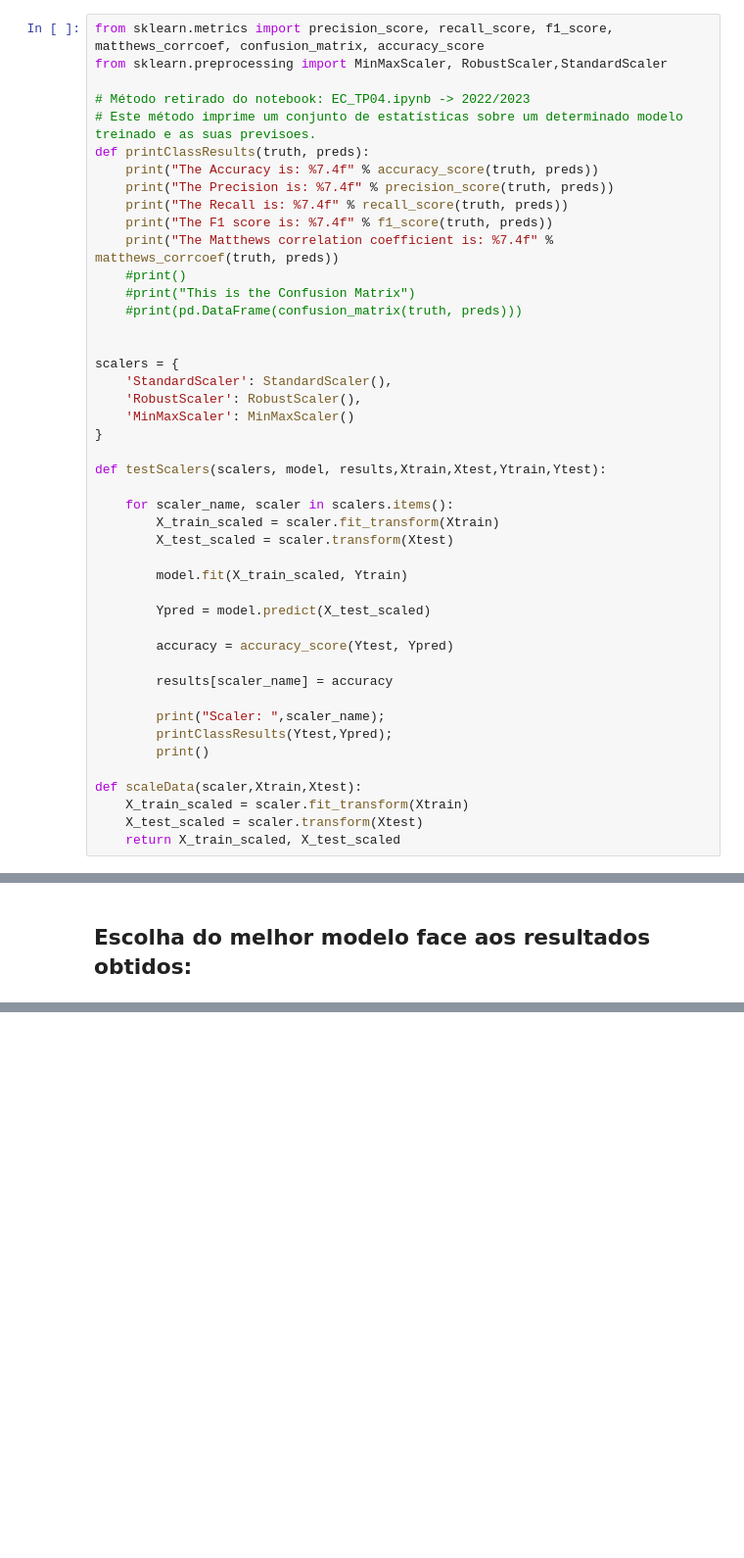
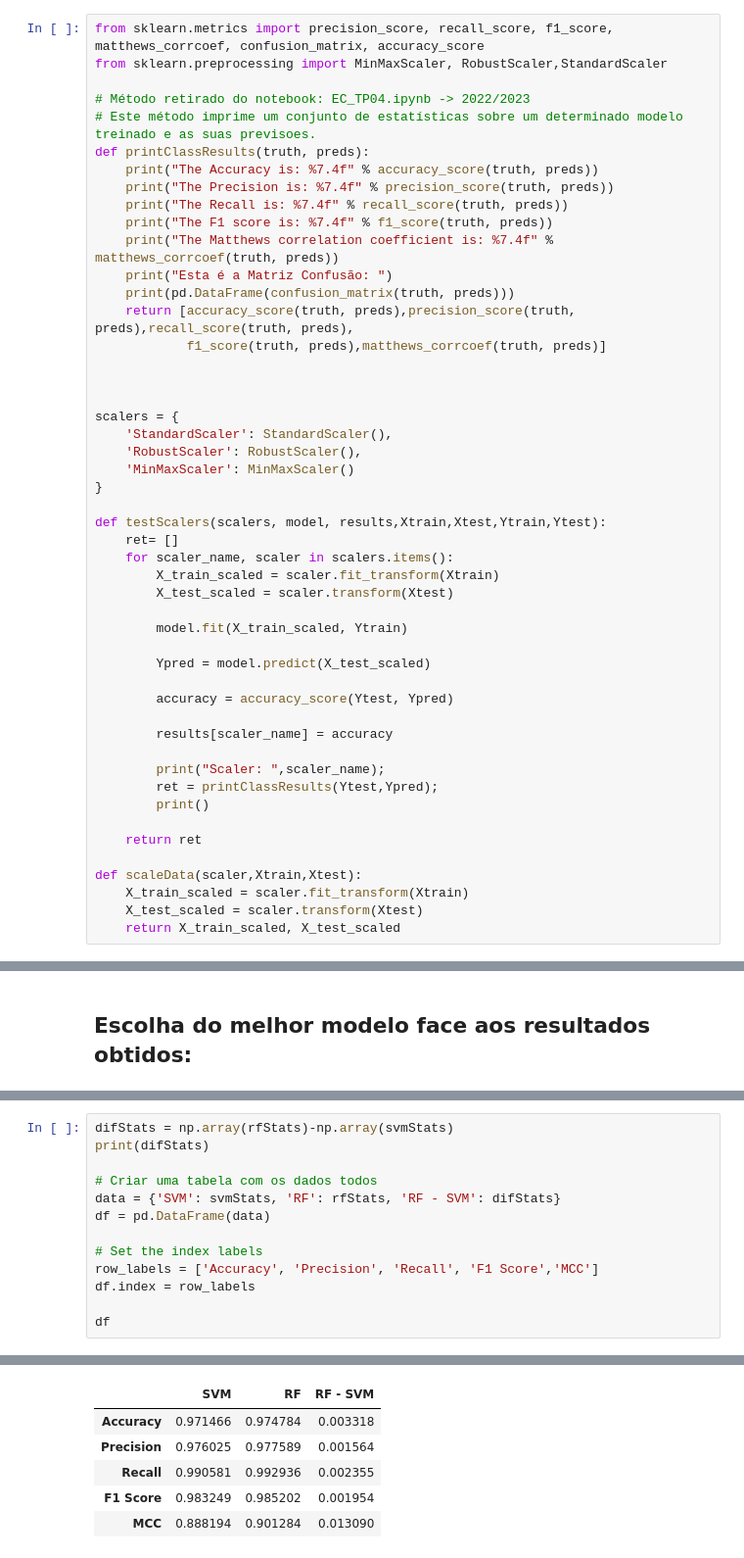
Before and after one commit to fh0312/Machine_Learning_Project, a Jupyter notebook: Projeto_2_Grupo_41.ipynb, the cells around one changed output, grey strips where cells are left out. Shown at 98% size. Saved outputs shown, nothing was run; the diff lists cells and outputs as text; blank space fills up the shorter version.

```diff
--- a/Projeto_2_Grupo_41.ipynb
+++ b/Projeto_2_Grupo_41.ipynb
@@ -90,9 +90,11 @@ def printClassResults(truth, preds):
     print("The Recall is: %7.4f" % recall_score(truth, preds))
     print("The F1 score is: %7.4f" % f1_score(truth, preds))
     print("The Matthews correlation coefficient is: %7.4f" % matthews_corrcoef(truth, preds))
-    #print()
-    #print("This is the Confusion Matrix")
-    #print(pd.DataFrame(confusion_matrix(truth, preds)))
+    print("Esta é a Matriz Confusão: ")
+    print(pd.DataFrame(confusion_matrix(truth, preds)))
+    return [accuracy_score(truth, preds),precision_score(truth, preds),recall_score(truth, preds),
+            f1_score(truth, preds),matthews_corrcoef(truth, preds)]
+
 
 
 scalers = {
@@ -102,7 +104,7 @@ scalers = {
 }
 
 def testScalers(scalers, model, results,Xtrain,Xtest,Ytrain,Ytest):
-
+    ret= []
     for scaler_name, scaler in scalers.items():
         X_train_scaled = scaler.fit_transform(Xtrain)
         X_test_scaled = scaler.transform(Xtest)
@@ -116,8 +118,10 @@ def testScalers(scalers, model, results,Xtrain,Xtest,Ytrain,Ytest):
         results[scaler_name] = accuracy
 
         print("Scaler: ",scaler_name);
-        printClassResults(Ytest,Ypred);
+        ret = printClassResults(Ytest,Ypred);
         print()
+
+    return ret
 
 def scaleData(scaler,Xtrain,Xtest):
     X_train_scaled = scaler.fit_transform(Xtrain)
@@ -885,0 +901,14 @@ The Matthews correlation coefficient is:  0.8987
+# %%
+difStats = np.array(rfStats)-np.array(svmStats)
+print(difStats)
+
+# Criar uma tabela com os dados todos
+data = {'SVM': svmStats, 'RF': rfStats, 'RF - SVM': difStats}
+df = pd.DataFrame(data)
+
+# Set the index labels
+row_labels = ['Accuracy', 'Precision', 'Recall', 'F1 Score','MCC']
+df.index = row_labels
+
+df
+# %% [output]
@@ -885,0 +916,6 @@ The Matthews correlation coefficient is:  0.8987
+|  | SVM | RF | RF - SVM |
+| Accuracy | 0.971466 | 0.974784 | 0.003318 |
+| Precision | 0.976025 | 0.977589 | 0.001564 |
+| Recall | 0.990581 | 0.992936 | 0.002355 |
+| F1 Score | 0.983249 | 0.985202 | 0.001954 |
+| MCC | 0.888194 | 0.901284 | 0.013090 |
```
Also changed, not shown: parts of 20 cells of this notebook.
